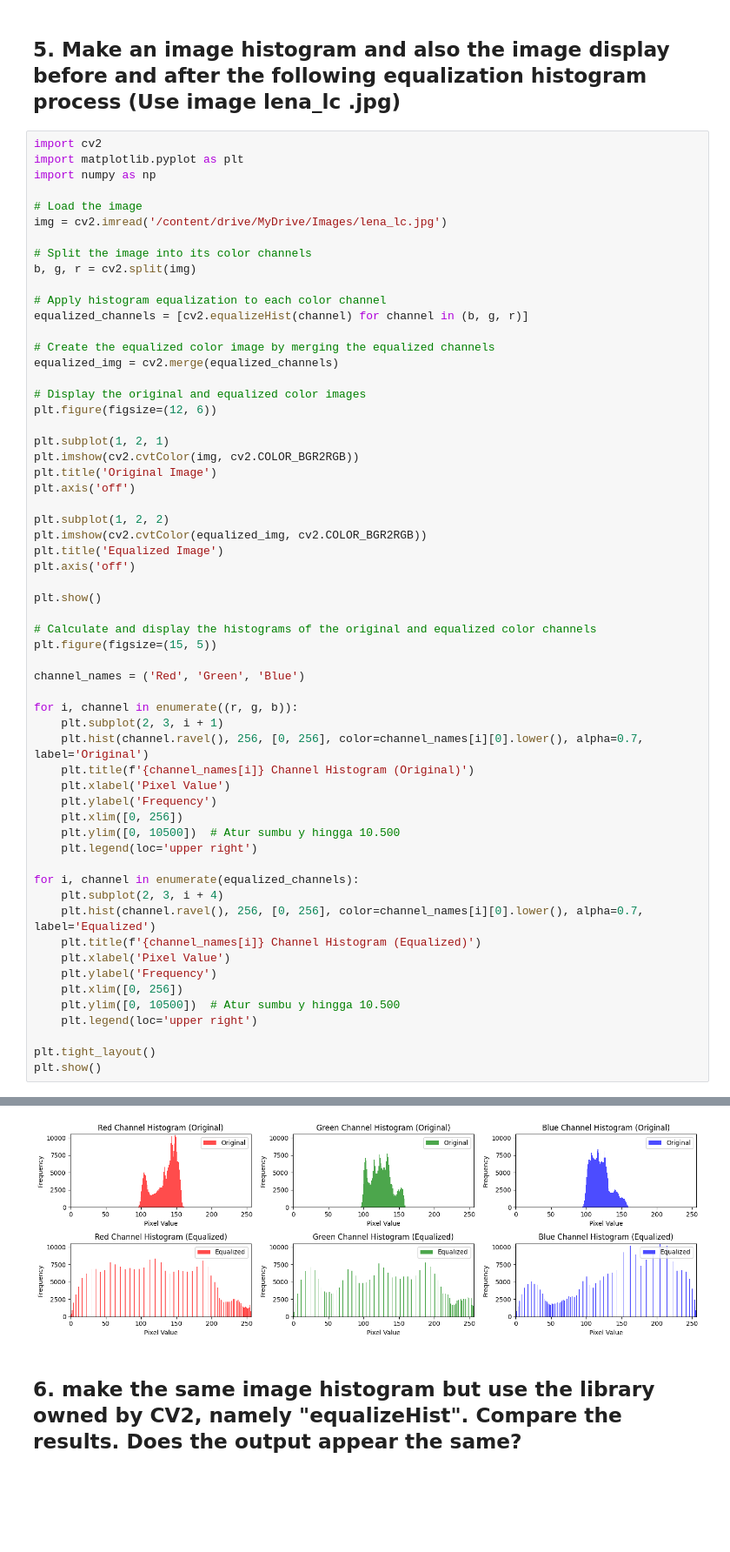
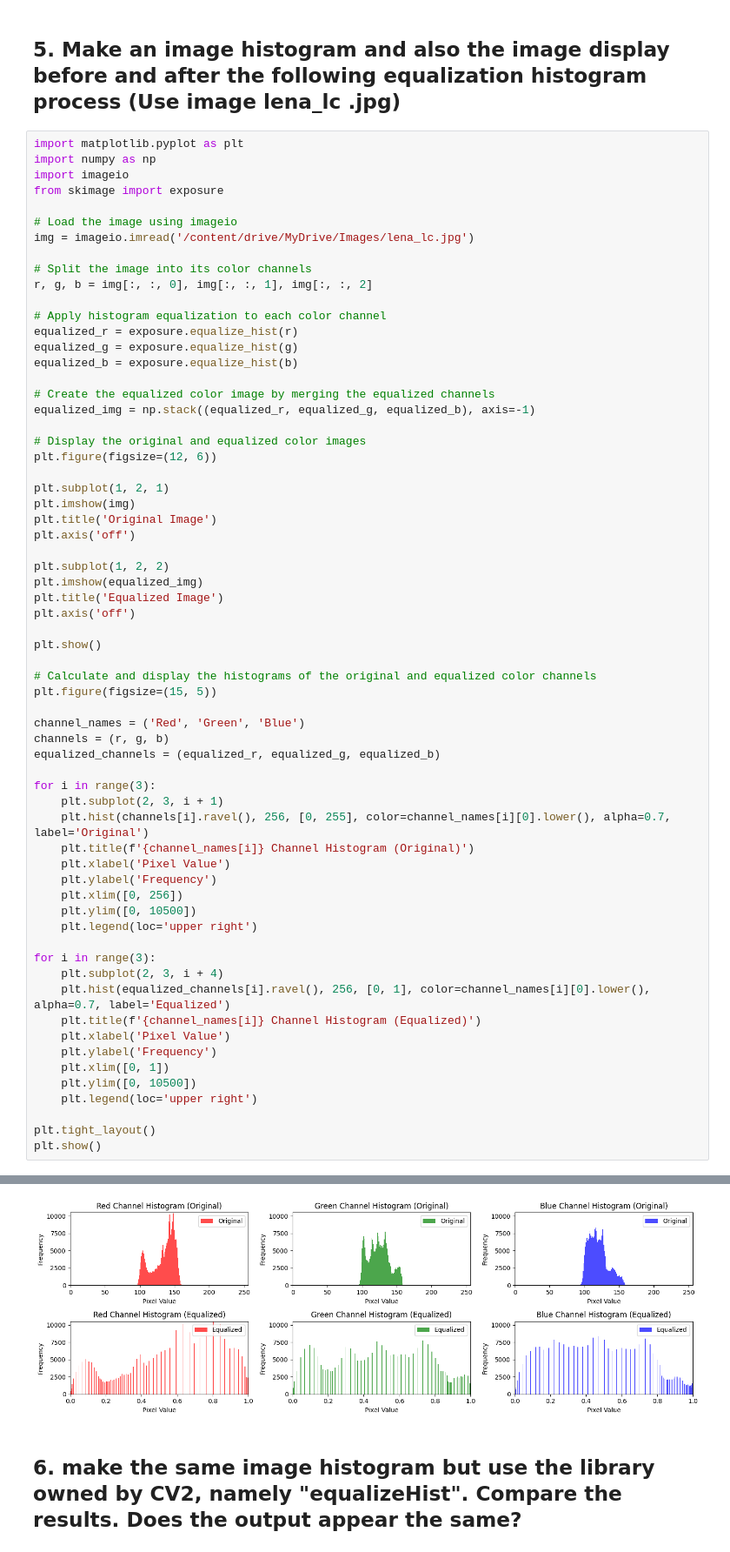
Before and after one commit to frcaulia/dicv_odd_2023, a Jupyter notebook: Week6.ipynb, the cells around one changed output, grey strips where cells are left out. Shown at 87% size. Drawn from its saved outputs; the diff is of its cells as text; blank space fills up the shorter version.

```diff
--- a/Week6.ipynb
+++ b/Week6.ipynb
@@ -105,67 +105,72 @@ plt.show()
 # %% [markdown]
 ## **5. Make an image histogram and also the image display before and after the following equalization histogram process  (Use image lena_lc .jpg)**
 # %%
-import cv2
 import matplotlib.pyplot as plt
 import numpy as np
+import imageio
+from skimage import exposure
 
-# Load the image
-img = cv2.imread('/content/drive/MyDrive/Images/lena_lc.jpg')
+# Load the image using imageio
+img = imageio.imread('/content/drive/MyDrive/Images/lena_lc.jpg')
 
 # Split the image into its color channels
-b, g, r = cv2.split(img)
+r, g, b = img[:, :, 0], img[:, :, 1], img[:, :, 2]
 
 # Apply histogram equalization to each color channel
-equalized_channels = [cv2.equalizeHist(channel) for channel in (b, g, r)]
+equalized_r = exposure.equalize_hist(r)
+equalized_g = exposure.equalize_hist(g)
+equalized_b = exposure.equalize_hist(b)
 
 # Create the equalized color image by merging the equalized channels
-equalized_img = cv2.merge(equalized_channels)
+equalized_img = np.stack((equalized_r, equalized_g, equalized_b), axis=-1)
 
 # Display the original and equalized color images
 plt.figure(figsize=(12, 6))
 
 plt.subplot(1, 2, 1)
-plt.imshow(cv2.cvtColor(img, cv2.COLOR_BGR2RGB))
+plt.imshow(img)
 plt.title('Original Image')
 plt.axis('off')
 
 plt.subplot(1, 2, 2)
-plt.imshow(cv2.cvtColor(equalized_img, cv2.COLOR_BGR2RGB))
+plt.imshow(equalized_img)
 plt.title('Equalized Image')
 plt.axis('off')
 
 plt.show()
 
 # Calculate and display the histograms of the original and equalized color channels
 plt.figure(figsize=(15, 5))
 
 channel_names = ('Red', 'Green', 'Blue')
+channels = (r, g, b)
+equalized_channels = (equalized_r, equalized_g, equalized_b)
 
-for i, channel in enumerate((r, g, b)):
+for i in range(3):
     plt.subplot(2, 3, i + 1)
-    plt.hist(channel.ravel(), 256, [0, 256], color=channel_names[i][0].lower(), alpha=0.7, label='Original')
+    plt.hist(channels[i].ravel(), 256, [0, 255], color=channel_names[i][0].lower(), alpha=0.7, label='Original')
     plt.title(f'{channel_names[i]} Channel Histogram (Original)')
     plt.xlabel('Pixel Value')
     plt.ylabel('Frequency')
     plt.xlim([0, 256])
-    plt.ylim([0, 10500])  # Atur sumbu y hingga 10.500
+    plt.ylim([0, 10500])
     plt.legend(loc='upper right')
 
-for i, channel in enumerate(equalized_channels):
+for i in range(3):
     plt.subplot(2, 3, i + 4)
-    plt.hist(channel.ravel(), 256, [0, 256], color=channel_names[i][0].lower(), alpha=0.7, label='Equalized')
+    plt.hist(equalized_channels[i].ravel(), 256, [0, 1], color=channel_names[i][0].lower(), alpha=0.7, label='Equalized')
     plt.title(f'{channel_names[i]} Channel Histogram (Equalized)')
     plt.xlabel('Pixel Value')
     plt.ylabel('Frequency')
-    plt.xlim([0, 256])
-    plt.ylim([0, 10500])  # Atur sumbu y hingga 10.500
+    plt.xlim([0, 1])
+    plt.ylim([0, 10500])
     plt.legend(loc='upper right')
 
 plt.tight_layout()
 plt.show()
 # %% [output]
 [figure]
-[figure, old version]
+[figure, new version]
 # %% [markdown]
 ## **6. make the same image histogram but use the library owned by CV2, namely "equalizeHist". Compare the results. Does the output appear the same?**
 # %%
```
Also changed, not shown: parts of 1 cell of this notebook.
